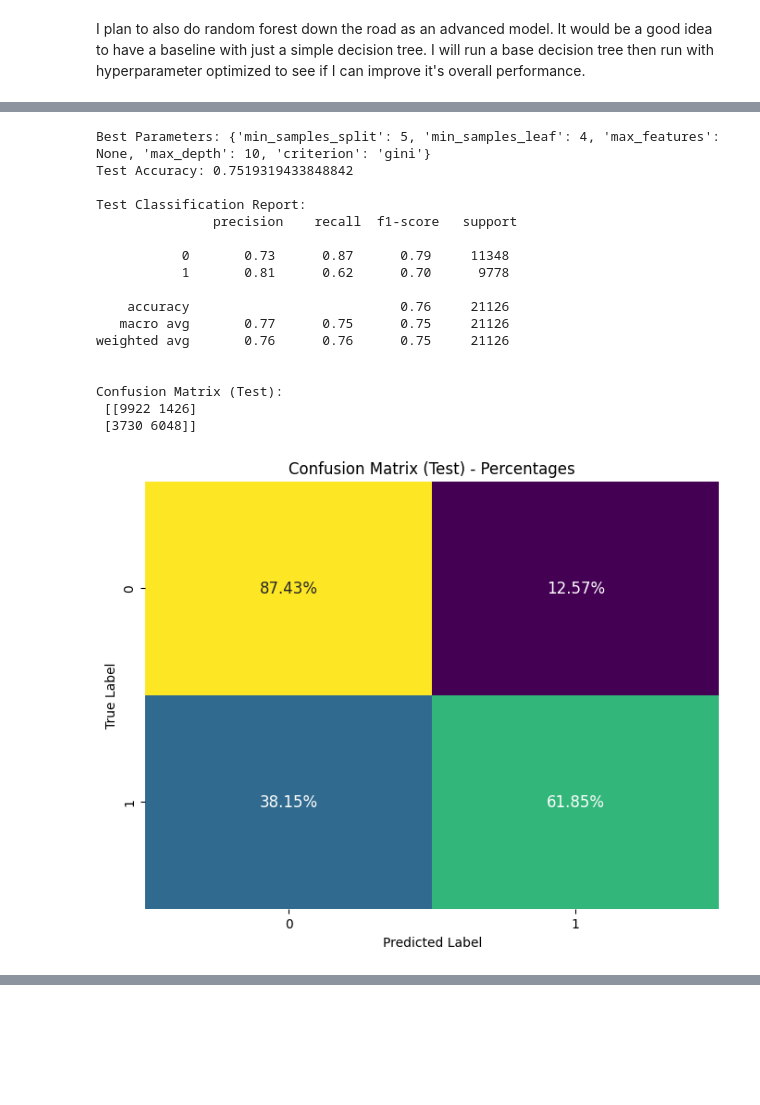
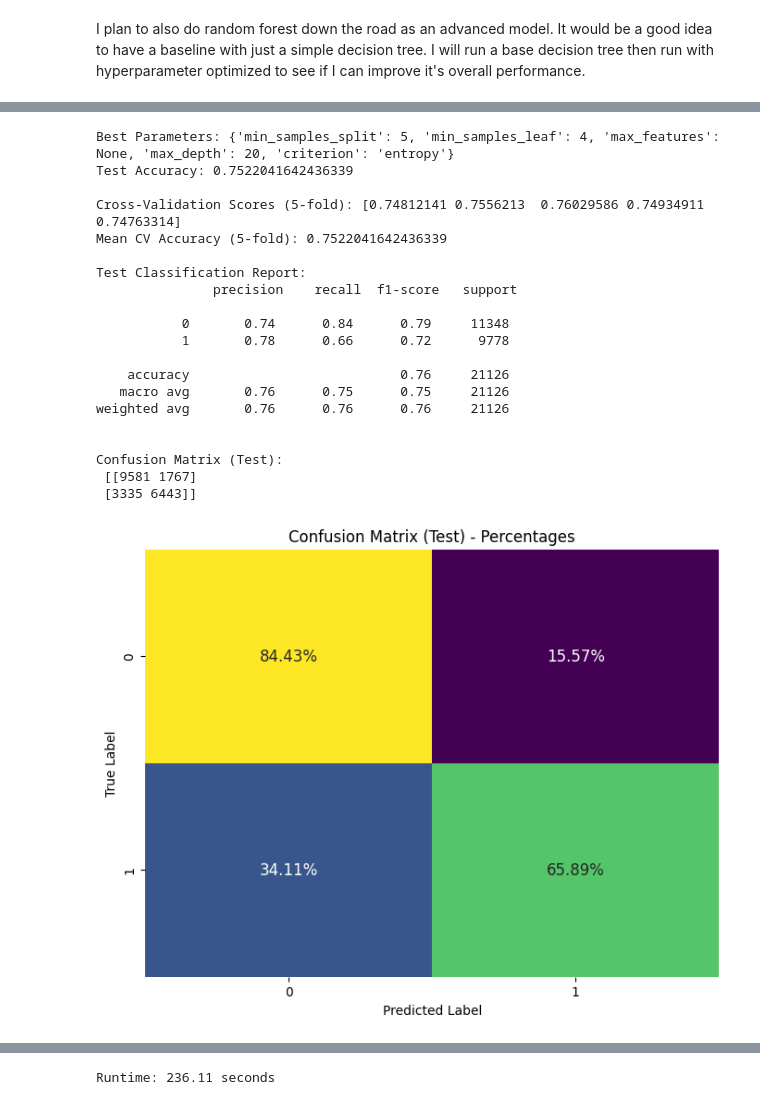
Before and after one commit to lo-klkl/BSTN_Capstone-Diab, a Jupyter notebook: Notebooks/Pt3-Modelling-Pt1.ipynb, the cells around one changed output, grey strips where cells are left out. Saved outputs shown, nothing was run; the diff lists cells and outputs as text; code cells hidden in the pictures; blank space fills up the shorter version.

```diff
--- a/Notebooks/Pt3-Modelling-Pt1.ipynb
+++ b/Notebooks/Pt3-Modelling-Pt1.ipynb
@@ -804,8 +994,11 @@ Confusion Matrix (Test):
 # %%
+# Record time
+start_time = time.time()
+
 # Create a Decision Tree model
 dt_model = DecisionTreeClassifier(random_state=42)
 
-# Define the hyperparameter grid
+# Define a broader hyperparameter grid
 param_dist = {
     'max_depth': [None, 10, 20, 30, 40, 50],
     'min_samples_split': [2, 5, 10],
@@ -814,8 +1007,12 @@ param_dist = {
     'criterion': ['gini', 'entropy']
 }
 
+# Use StratifiedKFold for cross-validation with stratified sampling
+stratified_cv = StratifiedKFold(n_splits=5, shuffle=True, random_state=42)
+
 # Create RandomizedSearchCV Object
-random_search = RandomizedSearchCV(dt_model, param_distributions=param_dist, n_iter=50, cv=5, scoring='accuracy', random_state=42)
+random_search = RandomizedSearchCV(dt_model, param_distributions=param_dist, n_iter=50,
+                                   cv=stratified_cv, scoring='accuracy', random_state=42)
 
 # Fit to the training data
 random_search.fit(X_train, y_train)
@@ -829,6 +1026,14 @@ best_dt_model = random_search.best_estimator_
 
 # Predict on the test set
 y_pred = best_dt_model.predict(X_test)
+
+# Perform 5-fold cross-validation using StratifiedKFold
+cv_scores = cross_val_score(best_dt_model, X_train, y_train, cv=stratified_cv, scoring='accuracy')
+mean_cv_accuracy = np.mean(cv_scores)
+
+# Display cross-validation results
+print("\nCross-Validation Scores (5-fold):", cv_scores)
+print("Mean CV Accuracy (5-fold):", mean_cv_accuracy)
 
 # Classification Report
 print('\nTest Classification Report:\n', classification_report(y_test, y_pred))
@@ -847,6 +1052,26 @@ plt.title('Confusion Matrix (Test) - Percentages')
 plt.xlabel('Predicted Label')
 plt.ylabel('True Label')
 plt.show()
+
+# Calculate ROC curve on the test set
+fpr, tpr, thresholds = roc_curve(y_test, best_dt_model.predict_proba(X_test)[:, 1])
+
+# Plot ROC curve on the test set
+plt.figure(figsize=(8, 6))
+plt.plot(fpr, tpr, color='darkorange', lw=2, label='ROC curve')
+plt.plot([0, 1], [0, 1], color='navy', lw=2, linestyle='--')
+plt.xlabel('False Positive Rate')
+plt.ylabel('True Positive Rate')
+plt.title('Receiver Operating Characteristic (ROC) Curve - Test Set')
+plt.legend(loc='lower right')
+plt.show()
+
+# Record time
+end_time = time.time()
+
+# Calculate runtime
+runtime = end_time - start_time
+print("Runtime: {:.2f} seconds".format(runtime))
 # %% [output]
 60 fits failed out of a total of 250.
 The score on these train-test partitions for these parameters will be set to nan.
@@ -867,19 +1092,22 @@ Traceback (most recent call last):
   warnings.warn(
-Best Parameters: {'min_samples_split': 5, 'min_samples_leaf': 4, 'max_features': None, 'max_depth': 10, 'criterion': 'gini'}
-Test Accuracy: 0.7519319433848842
+Best Parameters: {'min_samples_split': 5, 'min_samples_leaf': 4, 'max_features': None, 'max_depth': 20, 'criterion': 'entropy'}
+Test Accuracy: 0.7522041642436339
+
+Cross-Validation Scores (5-fold): [0.74812141 0.7556213  0.76029586 0.74934911 0.74763314]
+Mean CV Accuracy (5-fold): 0.7522041642436339
 
 Test Classification Report:
                precision    recall  f1-score   support
 
-           0       0.73      0.87      0.79     11348
-           1       0.81      0.62      0.70      9778
+           0       0.74      0.84      0.79     11348
+           1       0.78      0.66      0.72      9778
 
     accuracy                           0.76     21126
-   macro avg       0.77      0.75      0.75     21126
-weighted avg       0.76      0.76      0.75     21126
+   macro avg       0.76      0.75      0.75     21126
+weighted avg       0.76      0.76      0.76     21126
 
 
 Confusion Matrix (Test):
- [[9922 1426]
- [3730 6048]]
+ [[9581 1767]
+ [3335 6443]]
-[figure, old version]
+[figure, new version]
@@ -885,0 +1115 @@ Confusion Matrix (Test):
+Runtime: 236.11 seconds
```
Also changed, not shown: parts of 31 cells of this notebook, 5 other files.
